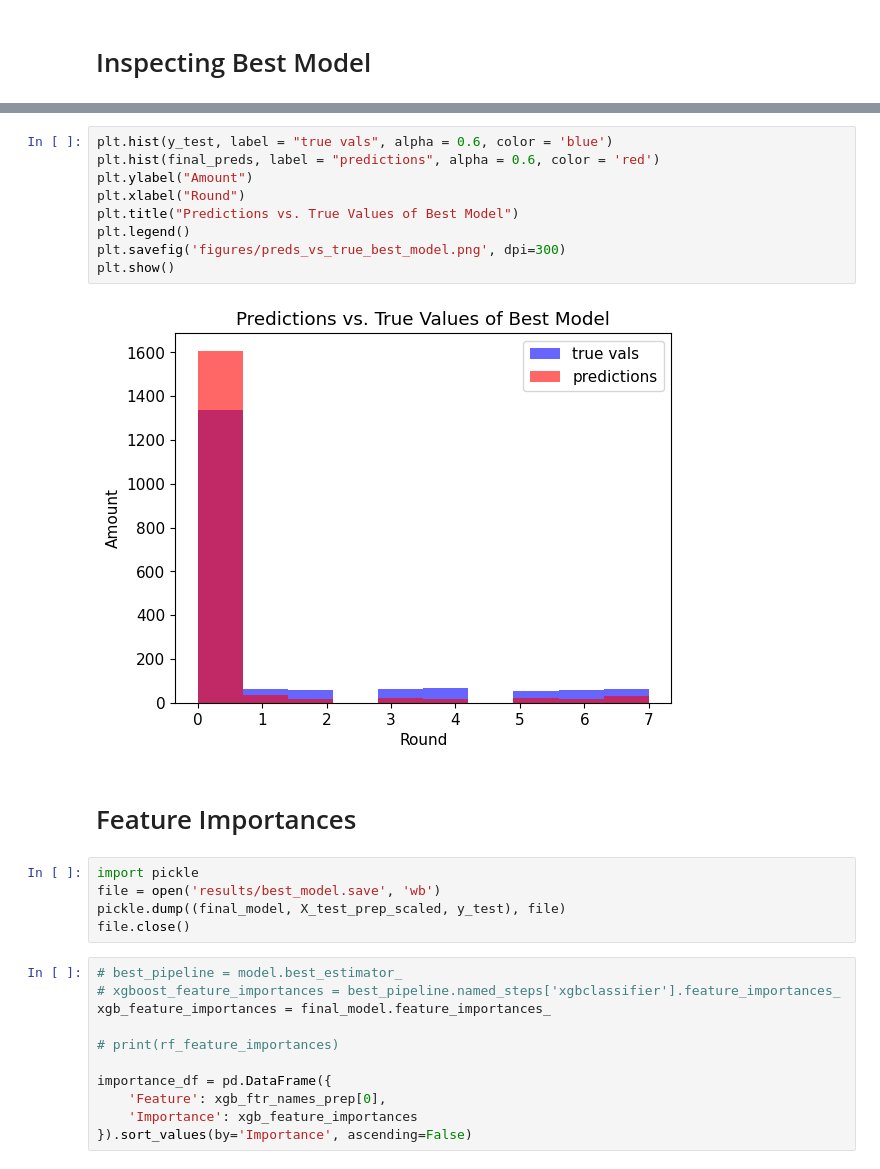
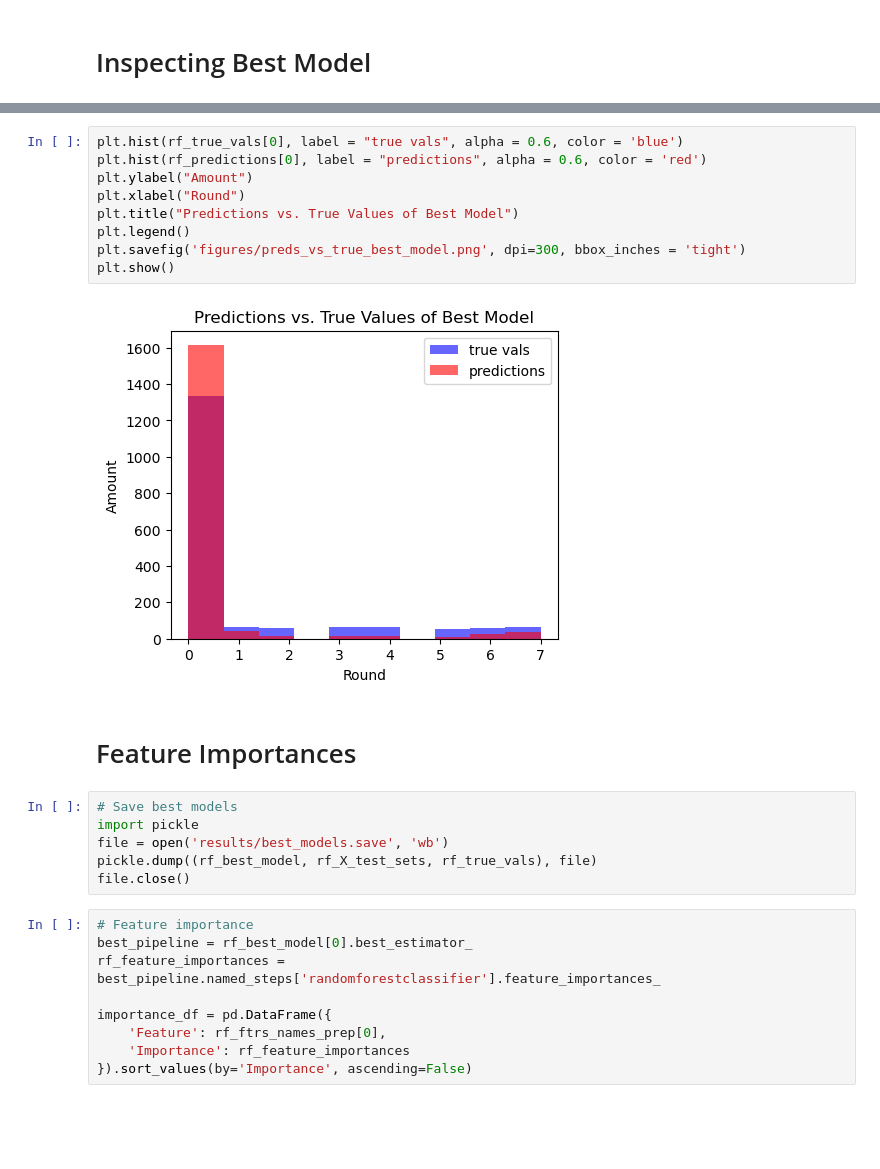
Before and after one commit to ckourkou/DATA-1030-Final-Project, a Jupyter notebook: Draft Round Project.ipynb, the cells around one changed output, grey strips where cells are left out. Cells and saved outputs as stored; diff of their text form; blank space fills up the shorter version.

```diff
--- a/Draft Round Project.ipynb
+++ b/Draft Round Project.ipynb
@@ -1641,30 +1216,29 @@ plt.show()
 # %%
-plt.hist(y_test, label = "true vals", alpha = 0.6, color = 'blue')
-plt.hist(final_preds, label = "predictions", alpha = 0.6, color = 'red')
+plt.hist(rf_true_vals[0], label = "true vals", alpha = 0.6, color = 'blue')
+plt.hist(rf_predictions[0], label = "predictions", alpha = 0.6, color = 'red')
 plt.ylabel("Amount")
 plt.xlabel("Round")
 plt.title("Predictions vs. True Values of Best Model")
 plt.legend()
-plt.savefig('figures/preds_vs_true_best_model.png', dpi=300)
+plt.savefig('figures/preds_vs_true_best_model.png', dpi=300, bbox_inches = 'tight')
 plt.show()
 # %% [output]
-[figure, old version]
+[figure, new version]
 # %% [markdown]
 # Feature Importances
 # %%
+# Save best models
 import pickle
-file = open('results/best_model.save', 'wb')
-pickle.dump((final_model, X_test_prep_scaled, y_test), file)
+file = open('results/best_models.save', 'wb')
+pickle.dump((rf_best_model, rf_X_test_sets, rf_true_vals), file)
 file.close()
 # %%
-# best_pipeline = model.best_estimator_
-# xgboost_feature_importances = best_pipeline.named_steps['xgbclassifier'].feature_importances_
-xgb_feature_importances = final_model.feature_importances_
-
-# print(rf_feature_importances)
+# Feature importance
+best_pipeline = rf_best_model[0].best_estimator_
+rf_feature_importances = best_pipeline.named_steps['randomforestclassifier'].feature_importances_
 
 importance_df = pd.DataFrame({
-    'Feature': xgb_ftr_names_prep[0],
-    'Importance': xgb_feature_importances
+    'Feature': rf_ftrs_names_prep[0],
+    'Importance': rf_feature_importances
 }).sort_values(by='Importance', ascending=False)
 # %%
```
Also changed, not shown: parts of 58 cells of this notebook, 33 other files.
